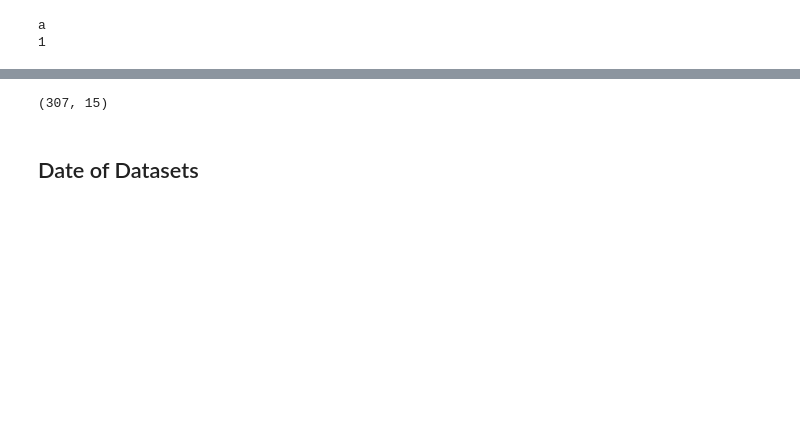
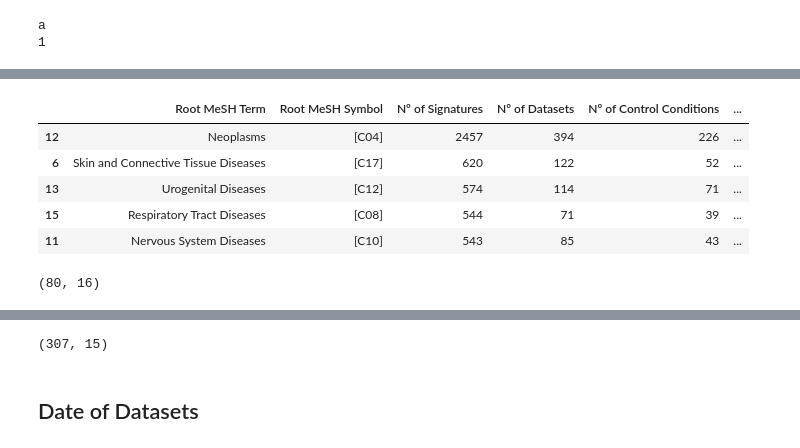
Before and after one commit to 00dylan00/Disease-Signatures, a Jupyter notebook: documentation/iLINCS.numbers.ipynb, the cells around one changed output, grey strips where cells are left out. Saved outputs shown, nothing was run; the diff lists cells and outputs as text; code cells hidden in the pictures; blank space fills up the shorter version.

```diff
--- a/documentation/iLINCS.numbers.ipynb
+++ b/documentation/iLINCS.numbers.ipynb
@@ -1684,7 +1680,8 @@ for k in d_dataset_2_mesh.keys():
             symbols_for_root = [s for s in symbols if s.startswith(specific_root_symbol)]
             if len(symbols) > 0:
                 longest_length_symbol = find_longest_string(symbols_for_root)
-                if len(longest_length_symbol) > 4: # to exclude root terms!
+                if len(longest_length_symbol) > 7:  # to exclude root terms!
+                                                    # and second root terms!
                     leaf_symbols.extend(
                         [t for t in symbols_for_root if len(t) == len(longest_length_symbol)]
                     )
@@ -1957 +1952,16 @@ logging.info(f"Leaf DataFrame shape: {df_leaf.shape}")
+# %%
+# explore dataframes
+
+df_root.head()
+# %% [output]
+|  | Root MeSH Term | Root MeSH Symbol | Nº of Signatures | Nº of Datasets | Nº of Control Conditions | ... |
+| 12 | Neoplasms | [C04] | 2457 | 394 | 226 | ... |
+| 6 | Skin and Connective Tissue Diseases | [C17] | 620 | 122 | 52 | ... |
+| 13 | Urogenital Diseases | [C12] | 574 | 114 | 71 | ... |
+| 15 | Respiratory Tract Diseases | [C08] | 544 | 71 | 39 | ... |
+| 11 | Nervous System Diseases | [C10] | 543 | 85 | 43 | ... |
+# %%
+df_leaf[df_leaf["Nº of Signatures"]>20].shape
+# %% [output]
+(80, 16)
 # %%
```
Also changed, not shown: parts of 19 cells of this notebook.
